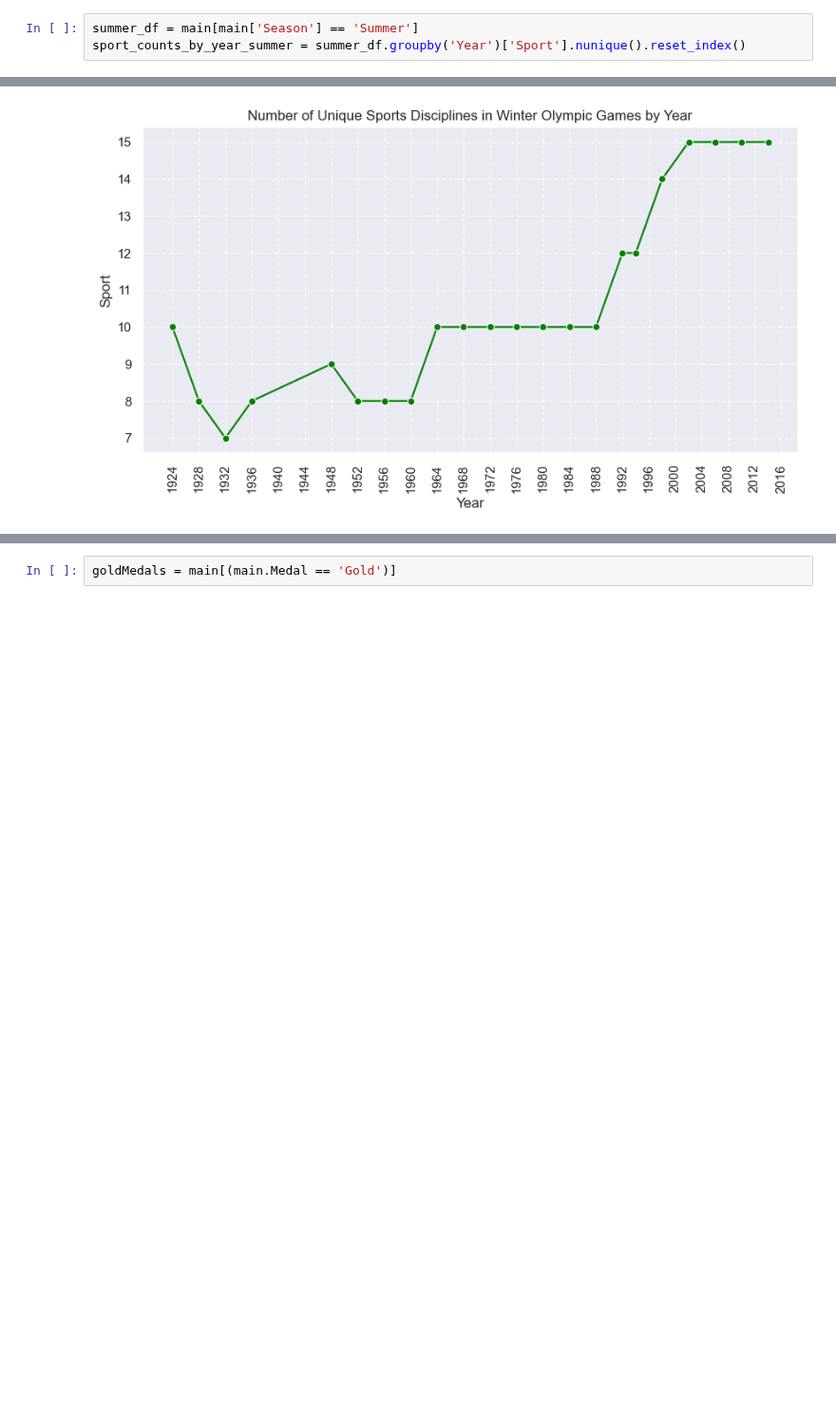
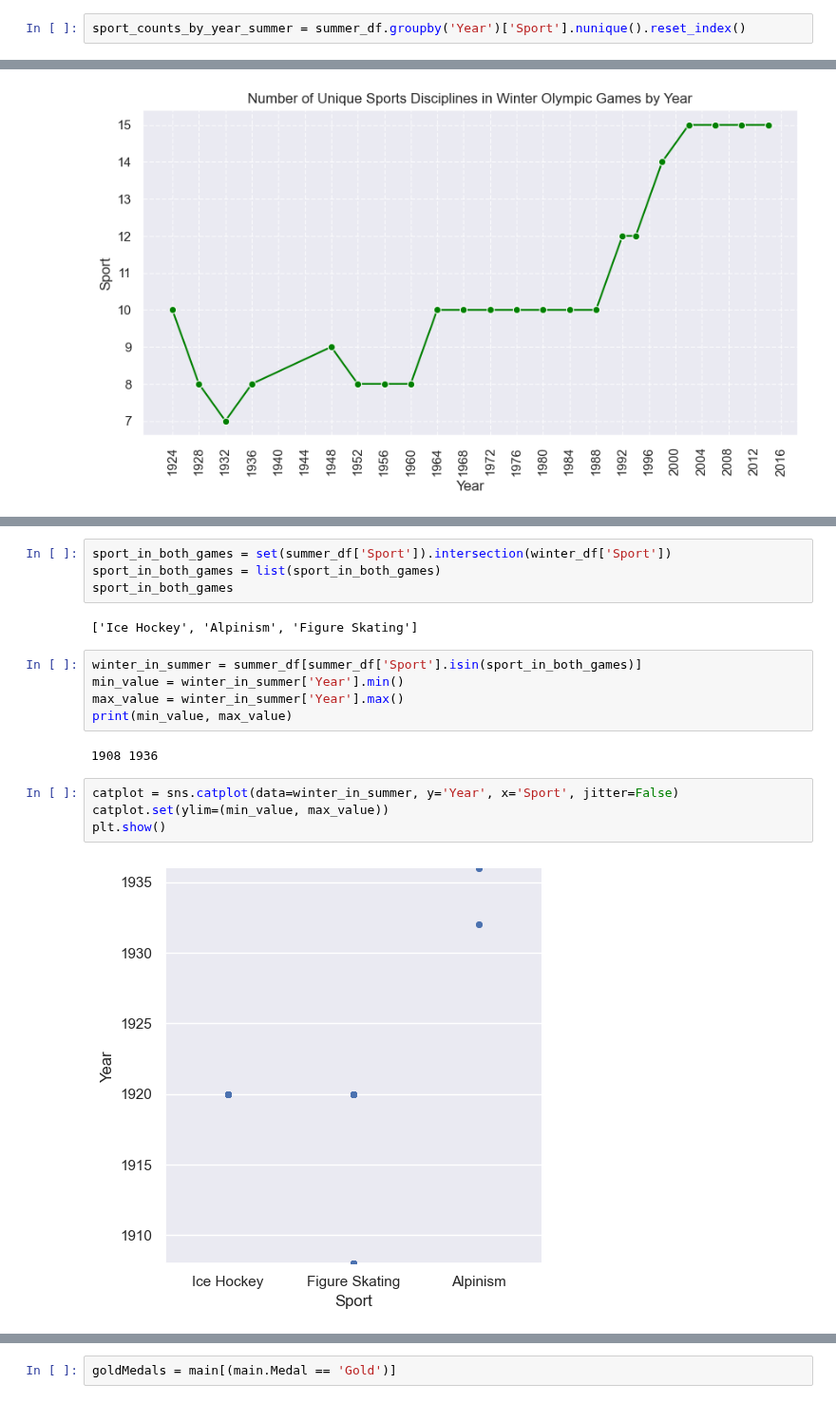
Before and after one commit to kilciukas/Olympic_dataset_exploration, a Jupyter notebook: Notebook_v2/Olimpines_notebook_v2.ipynb, the cells around one changed output, grey strips where cells are left out. Shown at 95% size. Saved outputs shown, nothing was run; the diff lists cells and outputs as text; blank space fills up the shorter version.

```diff
--- a/Notebook_v2/Olimpines_notebook_v2.ipynb
+++ b/Notebook_v2/Olimpines_notebook_v2.ipynb
@@ -298,3 +284,2 @@ Index(['Name', 'Sex', 'Age', 'Height', 'Weight', 'Team', 'NOC', 'Games',
 # %%
-summer_df = main[main['Season'] == 'Summer']
 sport_counts_by_year_summer = summer_df.groupby('Year')['Sport'].nunique().reset_index()
@@ -338,0 +410,19 @@ line_plot_main.configure_xticks(step=4, min_year=1924, max_year=2016)
+# %%
+sport_in_both_games = set(summer_df['Sport']).intersection(winter_df['Sport'])
+sport_in_both_games = list(sport_in_both_games)
+sport_in_both_games
+# %% [output]
+['Ice Hockey', 'Alpinism', 'Figure Skating']
+# %%
+winter_in_summer = summer_df[summer_df['Sport'].isin(sport_in_both_games)]
+min_value = winter_in_summer['Year'].min()
+max_value = winter_in_summer['Year'].max()
+print(min_value, max_value)
+# %% [output]
+1908 1936
+# %%
+catplot = sns.catplot(data=winter_in_summer, y='Year', x='Sport', jitter=False)
+catplot.set(ylim=(min_value, max_value))
+plt.show()
+# %% [output]
+[figure, added]
```
Also changed, not shown: parts of 16 cells of this notebook.
